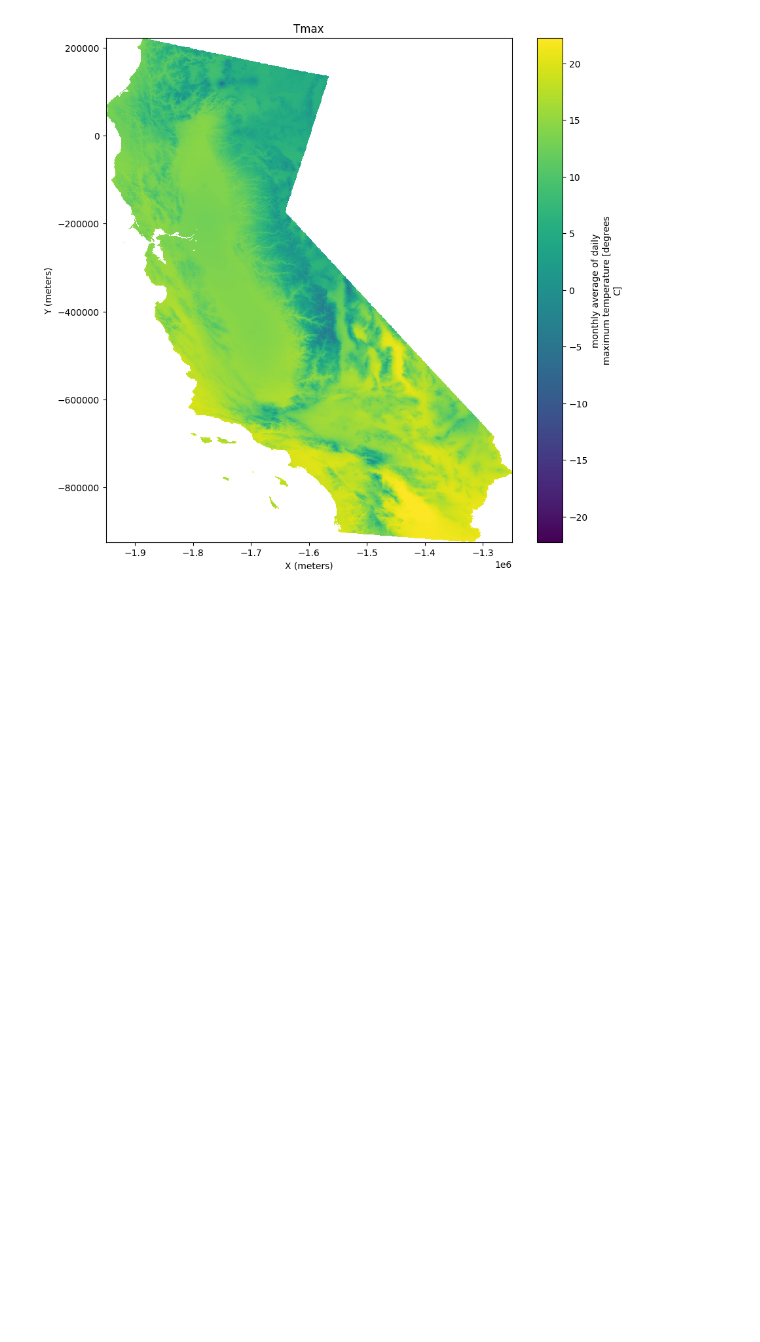
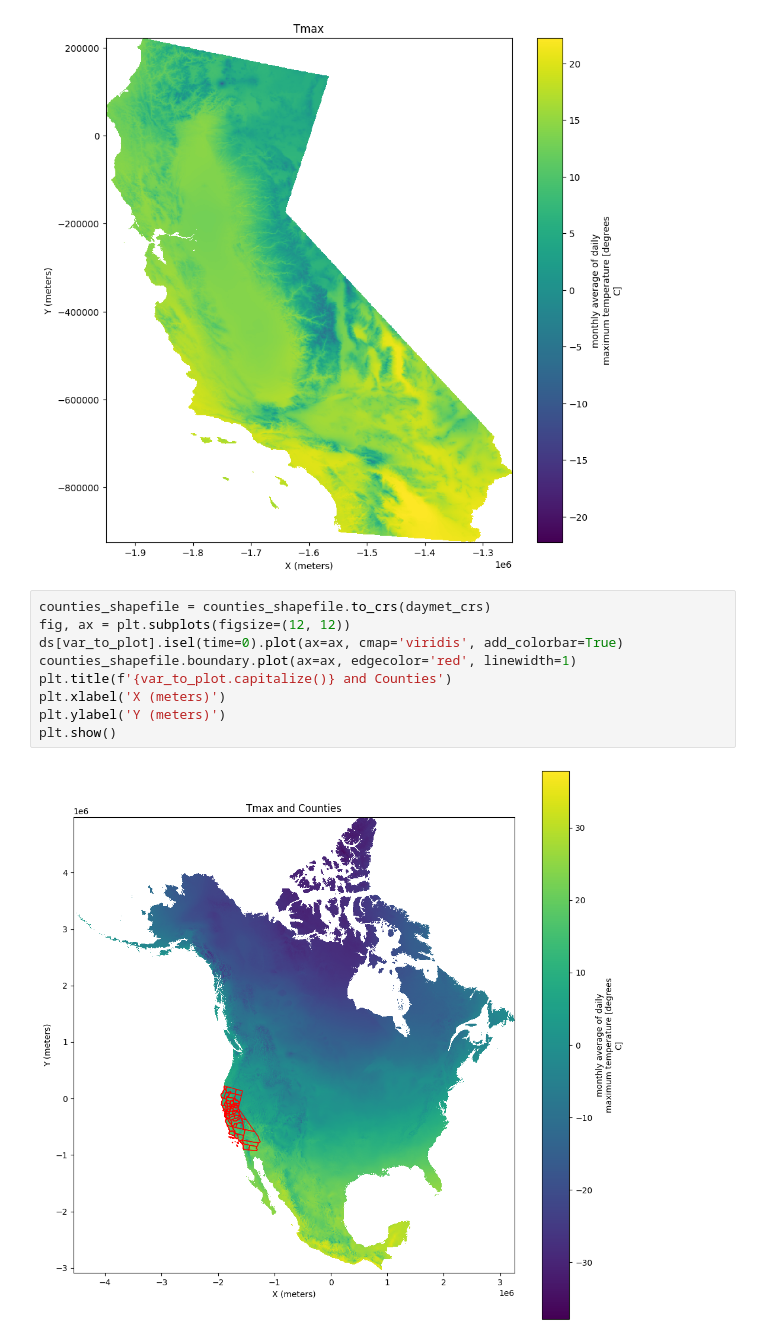
Before and after one commit to CharlesLehnen/DSCI_550_Final_Project, a Jupyter notebook: code/climatic_analysis.ipynb, the cells around one changed output. Cells and saved outputs as stored; diff of their text form; blank space fills up the shorter version.

Commit message:
was able to clip climatic data to counties and create table for average value

```diff
--- a/code/climatic_analysis.ipynb
+++ b/code/climatic_analysis.ipynb
@@ -328,3 +328,14 @@ else:
     print("No datasets are loaded.")
 # %% [output]
 [figure]
+# %%
+counties_shapefile = counties_shapefile.to_crs(daymet_crs)
+fig, ax = plt.subplots(figsize=(12, 12))
+ds[var_to_plot].isel(time=0).plot(ax=ax, cmap='viridis', add_colorbar=True)
+counties_shapefile.boundary.plot(ax=ax, edgecolor='red', linewidth=1)
+plt.title(f'{var_to_plot.capitalize()} and Counties')
+plt.xlabel('X (meters)')
+plt.ylabel('Y (meters)')
+plt.show()
+# %% [output]
+[figure, added]
```
Also changed, not shown: parts of 2 cells of this notebook, 1 other file.
